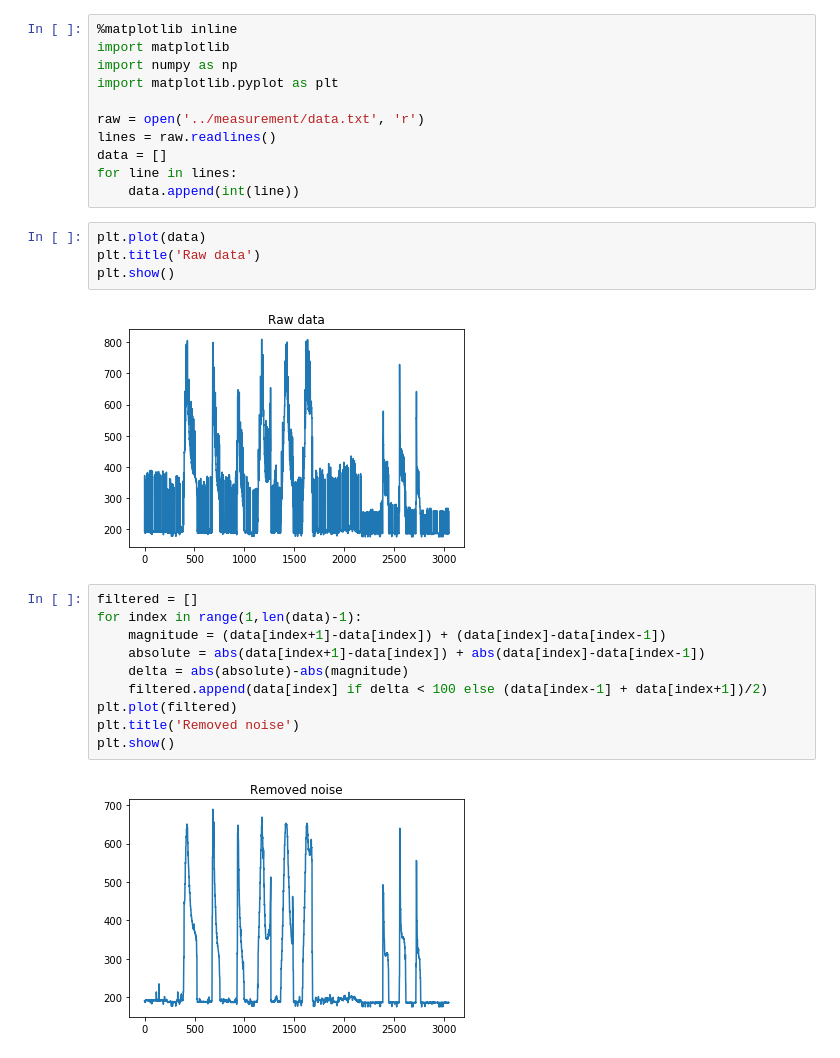
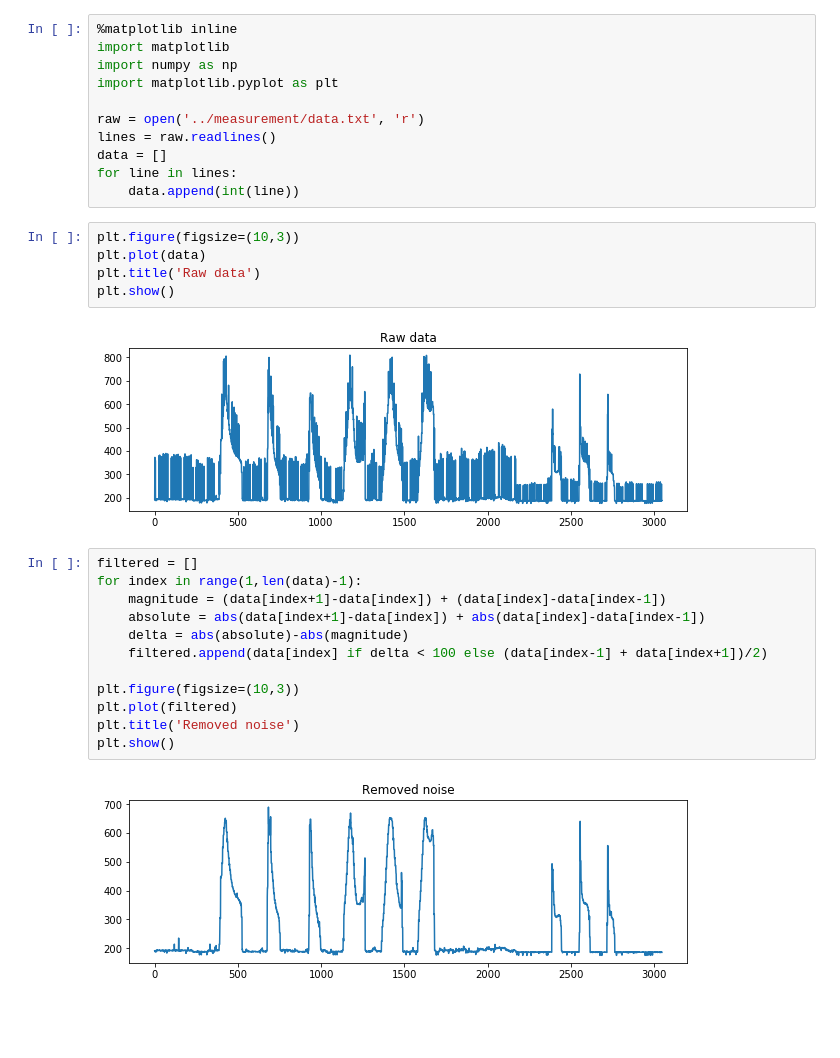
Before and after one commit to AmadeusW/teensy-volume, a Jupyter notebook: analysis/notebooks/slopes.ipynb, the cells around one changed output. Cells and saved outputs as stored; diff of their text form; blank space fills up the shorter version.

```diff
--- a/analysis/notebooks/slopes.ipynb
+++ b/analysis/notebooks/slopes.ipynb
@@ -10,11 +10,12 @@ data = []
 for line in lines:
     data.append(int(line))
 # %%
+plt.figure(figsize=(10,3))
 plt.plot(data)
 plt.title('Raw data')
 plt.show()
 # %% [output]
-[figure, old version]
+[figure, new version]
 # %%
 filtered = []
 for index in range(1,len(data)-1):
@@ -22,8 +23,10 @@ for index in range(1,len(data)-1):
     absolute = abs(data[index+1]-data[index]) + abs(data[index]-data[index-1])
     delta = abs(absolute)-abs(magnitude)
     filtered.append(data[index] if delta < 100 else (data[index-1] + data[index+1])/2)
+
+plt.figure(figsize=(10,3))
 plt.plot(filtered)
 plt.title('Removed noise')
 plt.show()
 # %% [output]
-[figure, old version]
+[figure, new version]
```
Also changed, not shown: parts of 3 cells of this notebook.
